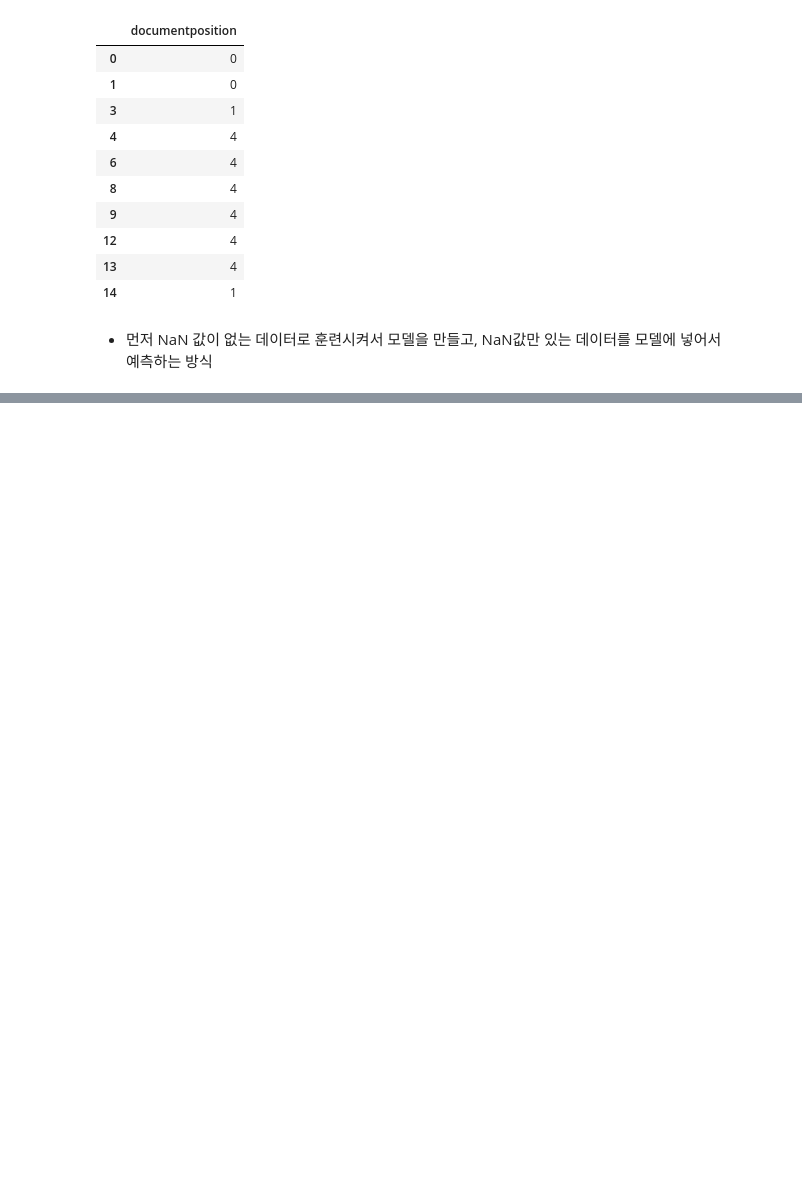
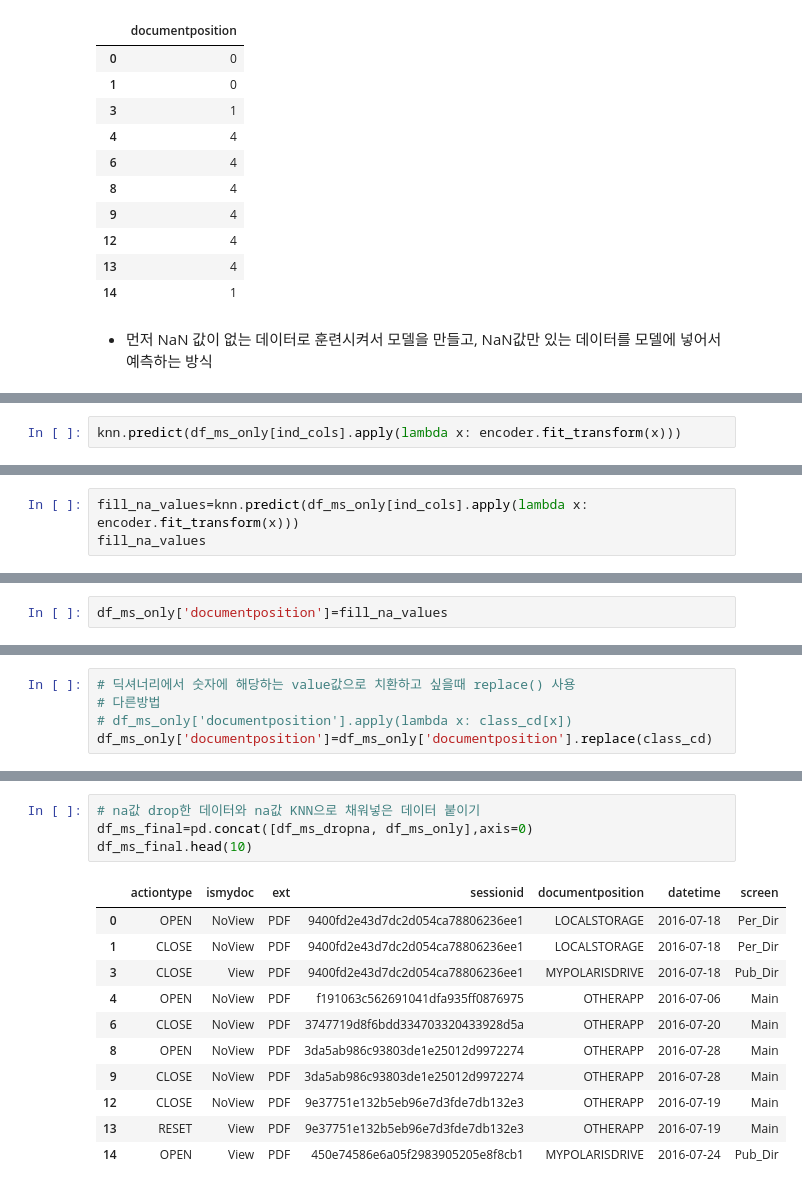
Before and after one commit to suhyun-cho/TIL, a Jupyter notebook: python/데이터분석Tutorial_유저Funnel분석.ipynb, the cells around one changed output, grey strips where cells are left out. Cells and saved outputs as stored; diff of their text form; blank space fills up the shorter version.

Commit message:
fillna with KNN algorithm , add new session_id

```diff
--- a/python/데이터분석Tutorial_유저Funnel분석.ipynb
+++ b/python/데이터분석Tutorial_유저Funnel분석.ipynb
@@ -629,0 +805,2 @@ X_train, X_test, y_train, y_test=train_test_split(X,y)
+# %%
+knn.predict(df_ms_only[ind_cols].apply(lambda x: encoder.fit_transform(x)))
@@ -629,0 +820,3 @@ X_train, X_test, y_train, y_test=train_test_split(X,y)
+# %%
+fill_na_values=knn.predict(df_ms_only[ind_cols].apply(lambda x: encoder.fit_transform(x)))
+fill_na_values
@@ -629,0 +825,2 @@ X_train, X_test, y_train, y_test=train_test_split(X,y)
+# %%
+df_ms_only['documentposition']=fill_na_values
@@ -629,0 +847,5 @@ X_train, X_test, y_train, y_test=train_test_split(X,y)
+# %%
+# 딕셔너리에서 숫자에 해당하는 value값으로 치환하고 싶을때 replace() 사용
+# 다른방법
+# df_ms_only['documentposition'].apply(lambda x: class_cd[x])
+df_ms_only['documentposition']=df_ms_only['documentposition'].replace(class_cd)
@@ -629,0 +862,16 @@ X_train, X_test, y_train, y_test=train_test_split(X,y)
+# %%
+# na값 drop한 데이터와 na값 KNN으로 채워넣은 데이터 붙이기
+df_ms_final=pd.concat([df_ms_dropna, df_ms_only],axis=0)
+df_ms_final.head(10)
+# %% [output]
+|  | actiontype | ismydoc | ext | sessionid | documentposition | datetime | screen |
+| 0 | OPEN | NoView | PDF | 9400fd2e43d7dc2d054ca78806236ee1 | LOCALSTORAGE | 2016-07-18 | Per_Dir |
+| 1 | CLOSE | NoView | PDF | 9400fd2e43d7dc2d054ca78806236ee1 | LOCALSTORAGE | 2016-07-18 | Per_Dir |
+| 3 | CLOSE | View | PDF | 9400fd2e43d7dc2d054ca78806236ee1 | MYPOLARISDRIVE | 2016-07-18 | Pub_Dir |
+| 4 | OPEN | NoView | PDF | f191063c562691041dfa935ff0876975 | OTHERAPP | 2016-07-06 | Main |
+| 6 | CLOSE | NoView | PDF | 3747719d8f6bdd334703320433928d5a | OTHERAPP | 2016-07-20 | Main |
+| 8 | OPEN | NoView | PDF | 3da5ab986c93803de1e25012d9972274 | OTHERAPP | 2016-07-28 | Main |
+| 9 | CLOSE | NoView | PDF | 3da5ab986c93803de1e25012d9972274 | OTHERAPP | 2016-07-28 | Main |
+| 12 | CLOSE | NoView | PDF | 9e37751e132b5eb96e7d3fde7db132e3 | OTHERAPP | 2016-07-19 | Main |
+| 13 | RESET | View | PDF | 9e37751e132b5eb96e7d3fde7db132e3 | OTHERAPP | 2016-07-19 | Main |
+| 14 | OPEN | View | PDF | 450e74586e6a05f2983905205e8f8cb1 | MYPOLARISDRIVE | 2016-07-24 | Pub_Dir |
```
Also changed, not shown: parts of 57 cells of this notebook.
